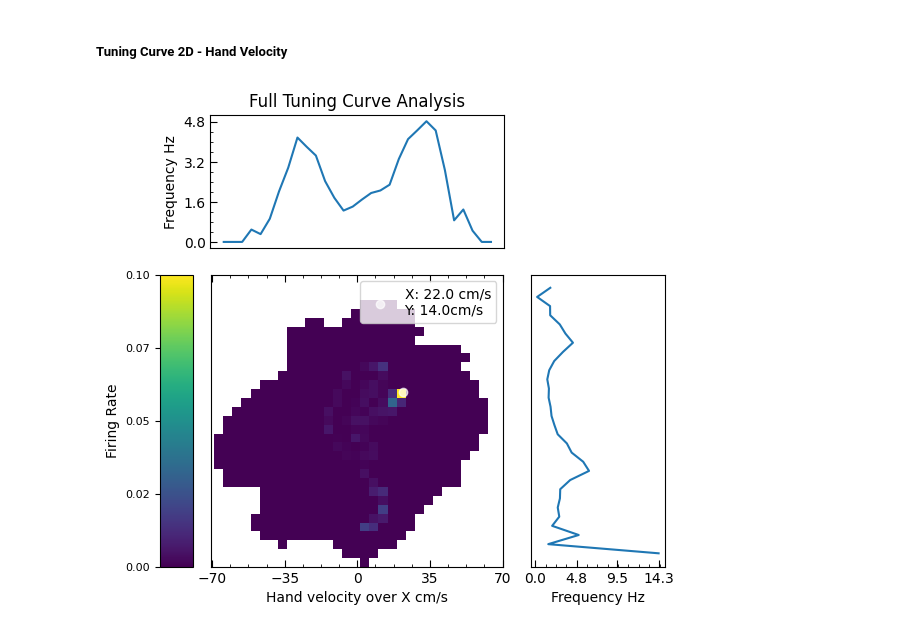
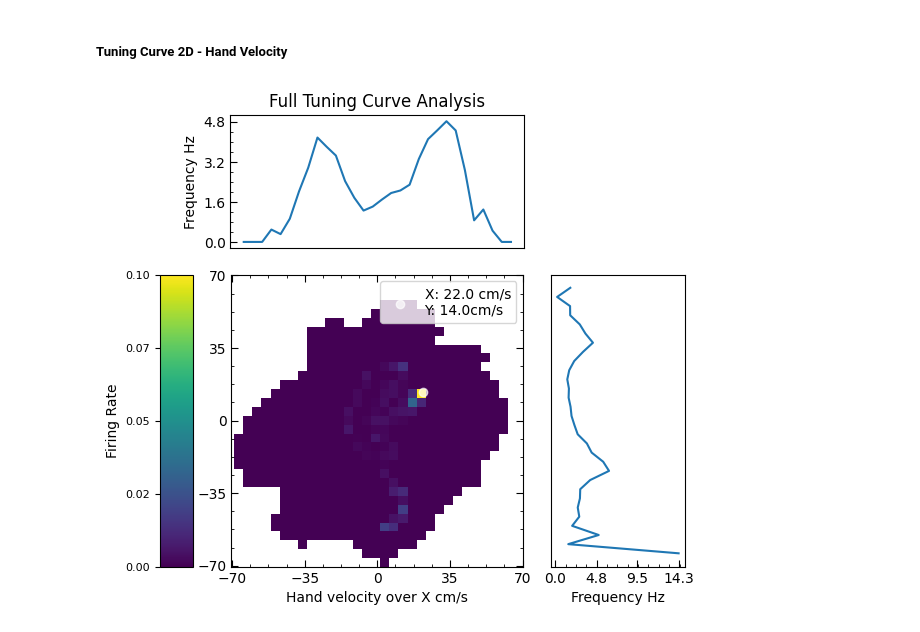
Before and after one commit to catniplab/NeuroTask, a Jupyter notebook: tutorial_data_analysis_nwb.ipynb, the cells around one changed output. Cells and saved outputs as stored; diff of their text form; code cells hidden in the pictures.

Commit message:
plot update

```diff
--- a/tutorial_data_analysis_nwb.ipynb
+++ b/tutorial_data_analysis_nwb.ipynb
@@ -394,7 +394,7 @@ plt.ylim((-hist_bound, hist_bound))
 
 # Tick managment
 xticks = np.round((np.arange(-hist_bound, hist_bound+1, (2*hist_bound)/4)))
-yticks = []
+yticks = xticks
 
 plt.minorticks_on()
 plt.tick_params(direction='in')
@@ -435,32 +435,32 @@ y_subplot = plt.plot(tune_y[neuron], tune_y.index)
 yticks = []
 xticks = np.round(np.arange(0, max_tuney+1, max_tuney/3),1)
 
 plt.minorticks_on()
 plt.tick_params(direction='in')
 plt.tick_params(direction='in',which='minor', length=2.5, bottom=True, top=False, left=True, right=False)
 plt.tick_params(direction='in',which='major', length=5, bottom=True, top=False, left=True, right=False)
 plt.xticks(xticks)
 plt.yticks(yticks)
 
 #Label Managemnt
 plt.xlabel('Frequency Hz')
 
 # |----- Heat Map (Colorbar) -----|
 cb_subplot = fig.add_subplot(gs[2:4, 0])
 
 # Define the position and shrink the width
 pos = cb_subplot.get_position()  # Get the current position of the colorbar subplot
-new_pos = [pos.x0 + 0.11, pos.y0, pos.width * 0.25, pos.height]  # Adjust the width (reduce by 50%)
+new_pos = [pos.x0 + 0.09, pos.y0, pos.width * 0.25, pos.height]  # Adjust the width (reduce by 50%)
 cb_subplot.set_position(new_pos)  # Set the new position
 
 # Create the colorbar
 cb_max = np.nanmax(value_2d)
 cb_range = np.linspace(0, cb_max, 5)
 cbar = plt.colorbar(im, ticks=cb_range, label='Firing Rate', cax=cb_subplot)
 cbar.ax.tick_params(labelsize=8)
 cbar.ax.yaxis.set_label_position('left')  # Move label to the left
 cbar.ax.yaxis.set_ticks_position('left')  # Move ticks to the left
 # Round colorbar tick labels to 2 decimal places
 cbar.ax.yaxis.set_major_formatter(FormatStrFormatter('%.2f'))
 # %% [output]
-[figure, old version]
+[figure, new version]
```
Also changed, not shown: parts of 3 cells of this notebook.
